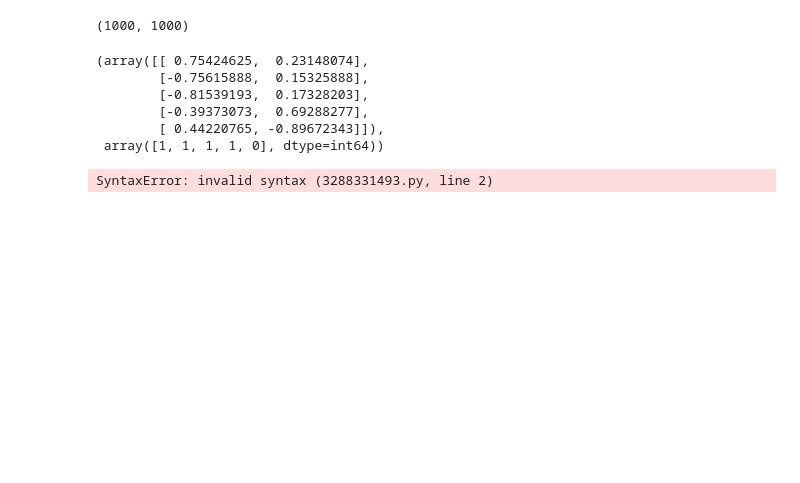
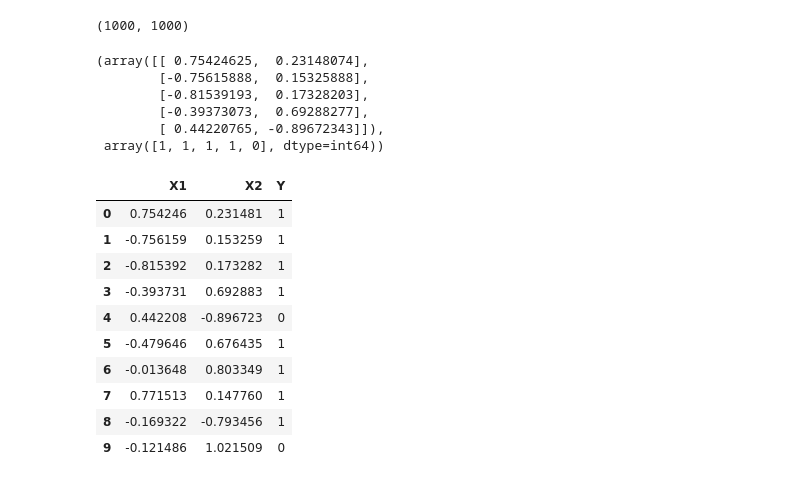
Before and after one commit to abdullahsultan/PytorchBasics, a Jupyter notebook: BasicCircleClassification.ipynb, the cells around one changed output. Saved outputs shown, nothing was run; the diff lists cells and outputs as text; code cells hidden in the pictures; blank space fills up the shorter version.

```diff
--- a/BasicCircleClassification.ipynb
+++ b/BasicCircleClassification.ipynb
@@ -20,6 +20,16 @@ X[:5], Y[:5]
 # %%
 import pandas as pd
 circles_df = pd.DataFrame({"X1": X[:, 0], "X2" : X[:,1], "Y":Y[:]})
-circles_df
+circles_df[:10]
 # %% [output]
-SyntaxError: invalid syntax (3288331493.py, line 2)
+|  | X1 | X2 | Y |
+| 0 | 0.754246 | 0.231481 | 1 |
+| 1 | -0.756159 | 0.153259 | 1 |
+| 2 | -0.815392 | 0.173282 | 1 |
+| 3 | -0.393731 | 0.692883 | 1 |
+| 4 | 0.442208 | -0.896723 | 0 |
+| 5 | -0.479646 | 0.676435 | 1 |
+| 6 | -0.013648 | 0.803349 | 1 |
+| 7 | 0.771513 | 0.147760 | 1 |
+| 8 | -0.169322 | -0.793456 | 1 |
+| 9 | -0.121486 | 1.021509 | 0 |
```
Also changed, not shown: parts of 1 cell of this notebook.
